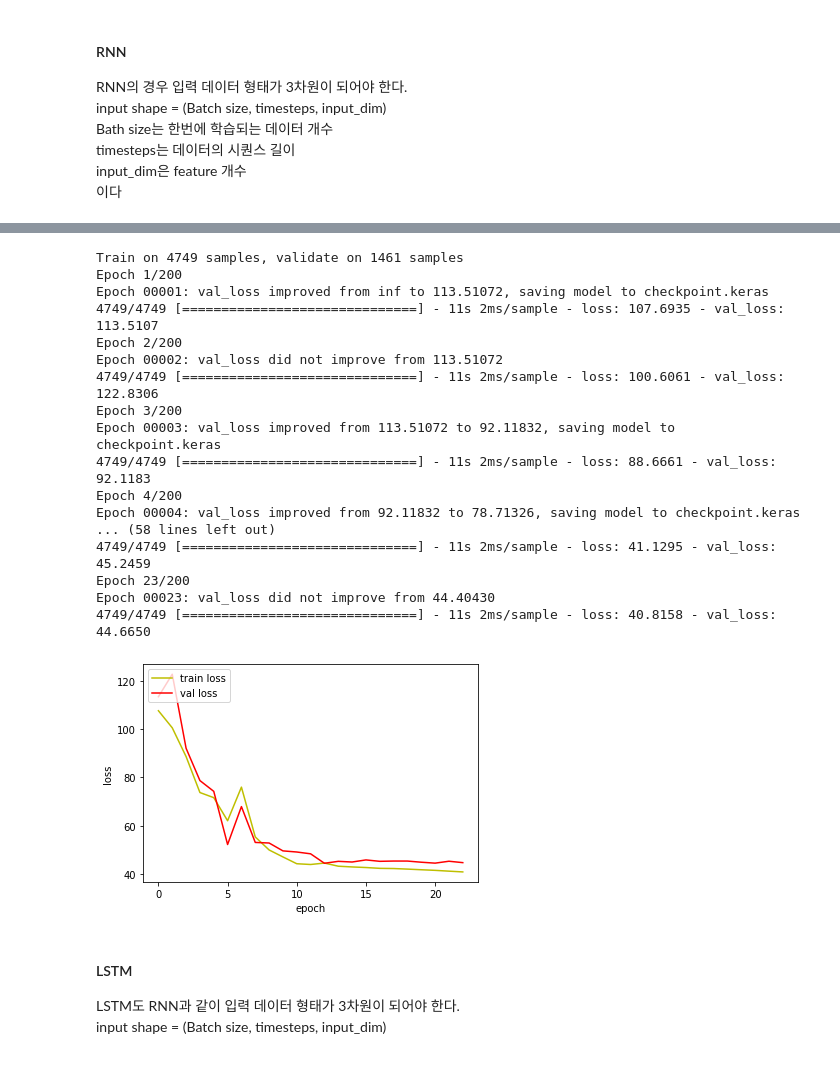
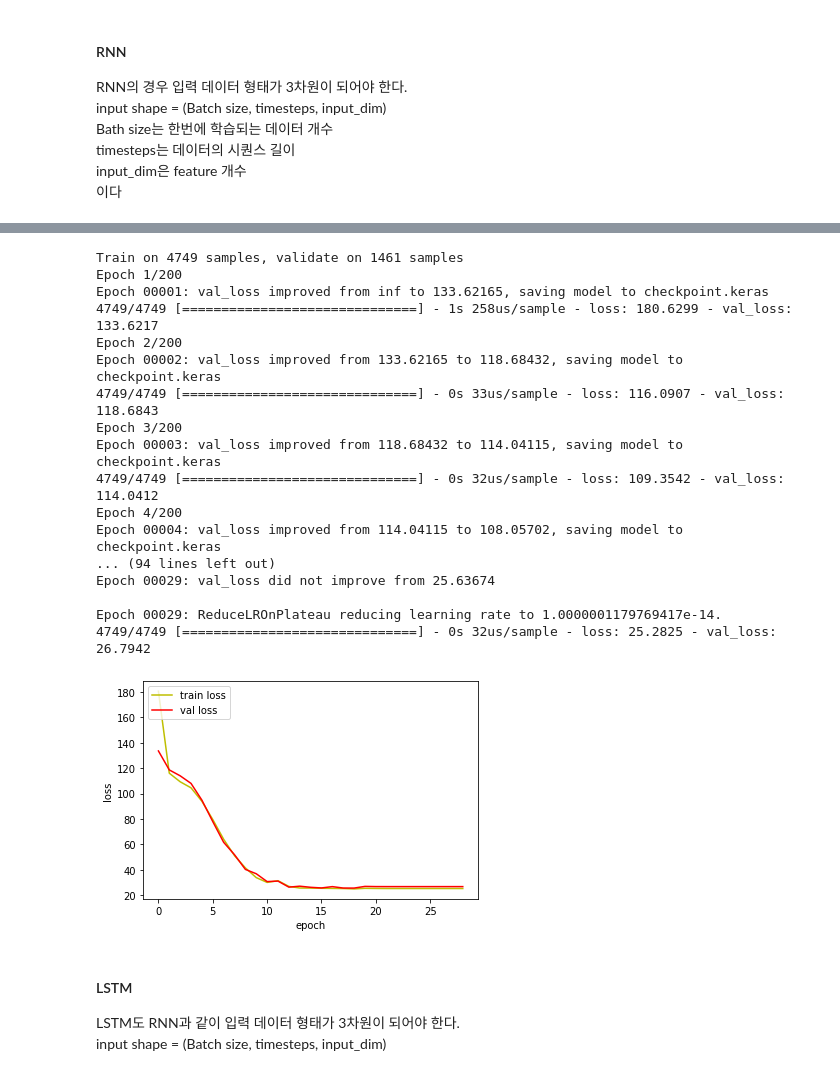
Before and after one commit to ParkSunA/Temperature-Prediction, a Jupyter notebook: DNN과 RNN과 LSTM 비교.ipynb, the cells around one changed output, grey strips where cells are left out. Saved outputs shown, nothing was run; the diff lists cells and outputs as text; code cells hidden in the pictures.

```diff
--- a/DNN과 RNN과 LSTM 비교.ipynb
+++ b/DNN과 RNN과 LSTM 비교.ipynb
@@ -227,47 +227,47 @@ callback_checkpoint = ModelCheckpoint(filepath=path_checkpoint,
 callback_early_stopping = EarlyStopping(monitor='val_loss', patience=10,verbose=0)
 
 
 callback_reduce_lr = ReduceLROnPlateau(monitor='loss',
                                        factor=0.1,
                                        patience=1,
                                        verbose=1)
 
 callbacks = [callback_early_stopping,
              callback_checkpoint,
              callback_reduce_lr]
 hist = RNN.fit(trainX.values.reshape(-1,1,44),trainY, validation_data=(validX.values.reshape(-1,1,44), validY),
-                 epochs = 200, batch_size=1, callbacks=callbacks, verbose=1)
+                 epochs = 200, batch_size=100, callbacks=callbacks, verbose=1)
 
 fig, loss_ax = plt.subplots()
 
 loss_ax.plot(hist.history['loss'], 'y', label='train loss')
 loss_ax.plot(hist.history['val_loss'], 'r', label='val loss')
 
 loss_ax.set_xlabel('epoch')
 loss_ax.set_ylabel('loss')
 
 loss_ax.legend(loc='upper left')
 
 plt.show()
 # %% [output]
 Train on 4749 samples, validate on 1461 samples
 Epoch 1/200
-Epoch 00001: val_loss improved from inf to 113.51072, saving model to checkpoint.keras
-4749/4749 [==============================] - 11s 2ms/sample - loss: 107.6935 - val_loss: 113.5107
+Epoch 00001: val_loss improved from inf to 133.62165, saving model to checkpoint.keras
+4749/4749 [==============================] - 1s 258us/sample - loss: 180.6299 - val_loss: 133.6217
 Epoch 2/200
-Epoch 00002: val_loss did not improve from 113.51072
-4749/4749 [==============================] - 11s 2ms/sample - loss: 100.6061 - val_loss: 122.8306
+Epoch 00002: val_loss improved from 133.62165 to 118.68432, saving model to checkpoint.keras
+4749/4749 [==============================] - 0s 33us/sample - loss: 116.0907 - val_loss: 118.6843
 Epoch 3/200
-Epoch 00003: val_loss improved from 113.51072 to 92.11832, saving model to checkpoint.keras
-4749/4749 [==============================] - 11s 2ms/sample - loss: 88.6661 - val_loss: 92.1183
+Epoch 00003: val_loss improved from 118.68432 to 114.04115, saving model to checkpoint.keras
+4749/4749 [==============================] - 0s 32us/sample - loss: 109.3542 - val_loss: 114.0412
 Epoch 4/200
-Epoch 00004: val_loss improved from 92.11832 to 78.71326, saving model to checkpoint.keras
-... (58 lines left out)
-4749/4749 [==============================] - 11s 2ms/sample - loss: 41.1295 - val_loss: 45.2459
-Epoch 23/200
-Epoch 00023: val_loss did not improve from 44.40430
-4749/4749 [==============================] - 11s 2ms/sample - loss: 40.8158 - val_loss: 44.6650
+Epoch 00004: val_loss improved from 114.04115 to 108.05702, saving model to checkpoint.keras
+... (94 lines left out)
+Epoch 00029: val_loss did not improve from 25.63674
+
+Epoch 00029: ReduceLROnPlateau reducing learning rate to 1.0000001179769417e-14.
+4749/4749 [==============================] - 0s 32us/sample - loss: 25.2825 - val_loss: 26.7942
-[figure, old version]
+[figure, new version]
 # %% [markdown]
 #### LSTM
 LSTM도 RNN과 같이 입력 데이터 형태가 3차원이 되어야 한다.
```
Also changed, not shown: parts of 5 cells of this notebook.
